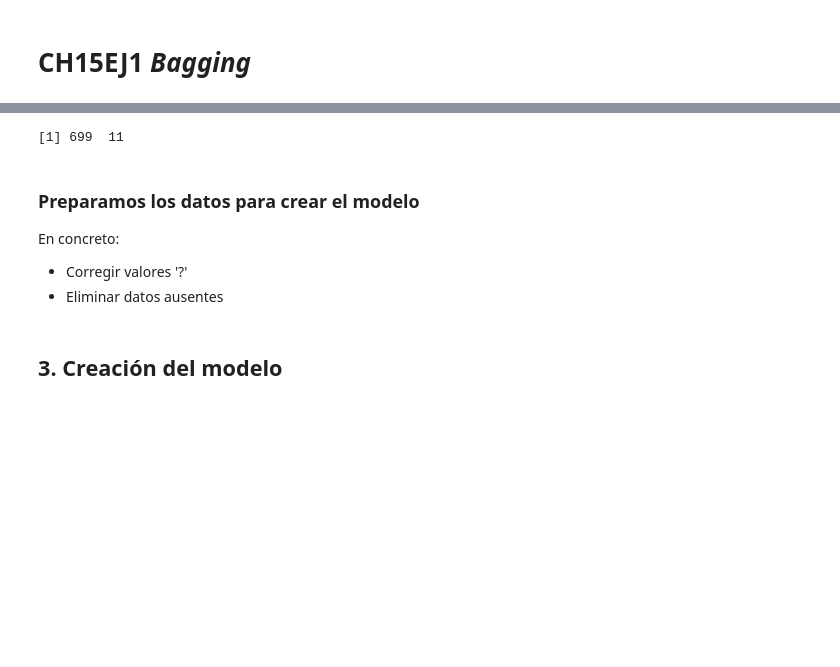
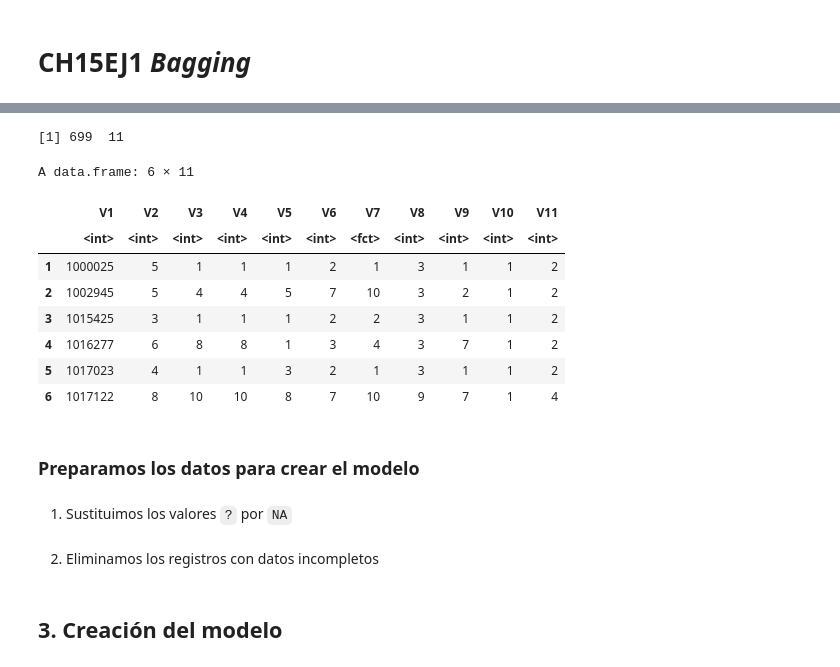
Before and after one commit to jcasasr/Libro-Mineria-de-datos, a Jupyter notebook: cap15/CH15EJ1-Bagging.ipynb, the cells around one changed output, grey strips where cells are left out. Cells and saved outputs as stored; diff of their text form; code cells hidden in the pictures; blank space fills up the shorter version.

```diff
--- a/cap15/CH15EJ1-Bagging.ipynb
+++ b/cap15/CH15EJ1-Bagging.ipynb
@@ -97,14 +81,25 @@ Warning message:
 # %%
-wdbc=read.table(url("https://archive.ics.uci.edu/ml/machine-learning-databases/breast-cancer-wisconsin/breast-cancer-wisconsin.data"),
-  sep=",", header=FALSE)
+wdbc <- read.table(
+    url("https://archive.ics.uci.edu/ml/machine-learning-databases/breast-cancer-wisconsin/breast-cancer-wisconsin.data"),
+    sep=",",
+    header=FALSE
+)
 
 dim(wdbc)
+head(wdbc)
 # %% [output]
 [1] 699  11
+A data.frame: 6 × 11
+|  | V1 | V2 | V3 | V4 | V5 | V6 | V7 | V8 | V9 | V10 | V11 |
+|  | <int> | <int> | <int> | <int> | <int> | <int> | <fct> | <int> | <int> | <int> | <int> |
+| 1 | 1000025 | 5 | 1 | 1 | 1 | 2 | 1 | 3 | 1 | 1 | 2 |
+| 2 | 1002945 | 5 | 4 | 4 | 5 | 7 | 10 | 3 | 2 | 1 | 2 |
+| 3 | 1015425 | 3 | 1 | 1 | 1 | 2 | 2 | 3 | 1 | 1 | 2 |
+| 4 | 1016277 | 6 | 8 | 8 | 1 | 3 | 4 | 3 | 7 | 1 | 2 |
+| 5 | 1017023 | 4 | 1 | 1 | 3 | 2 | 1 | 3 | 1 | 1 | 2 |
+| 6 | 1017122 | 8 | 10 | 10 | 8 | 7 | 10 | 9 | 7 | 1 | 4 |
 # %% [markdown]
 ### Preparamos los datos para crear el modelo
-
-En concreto:
-- Corregir valores '?'
-- Eliminar datos ausentes
+# %% [markdown]
+1. Sustituimos los valores `?` por `NA`
 # %%
@@ -113,0 +107,2 @@ dataset <- wdbc[,(2:11)]
+# %% [markdown]
+2. Eliminamos los registros con datos incompletos
```
Also changed, not shown: parts of 24 cells of this notebook, 3 other files.
